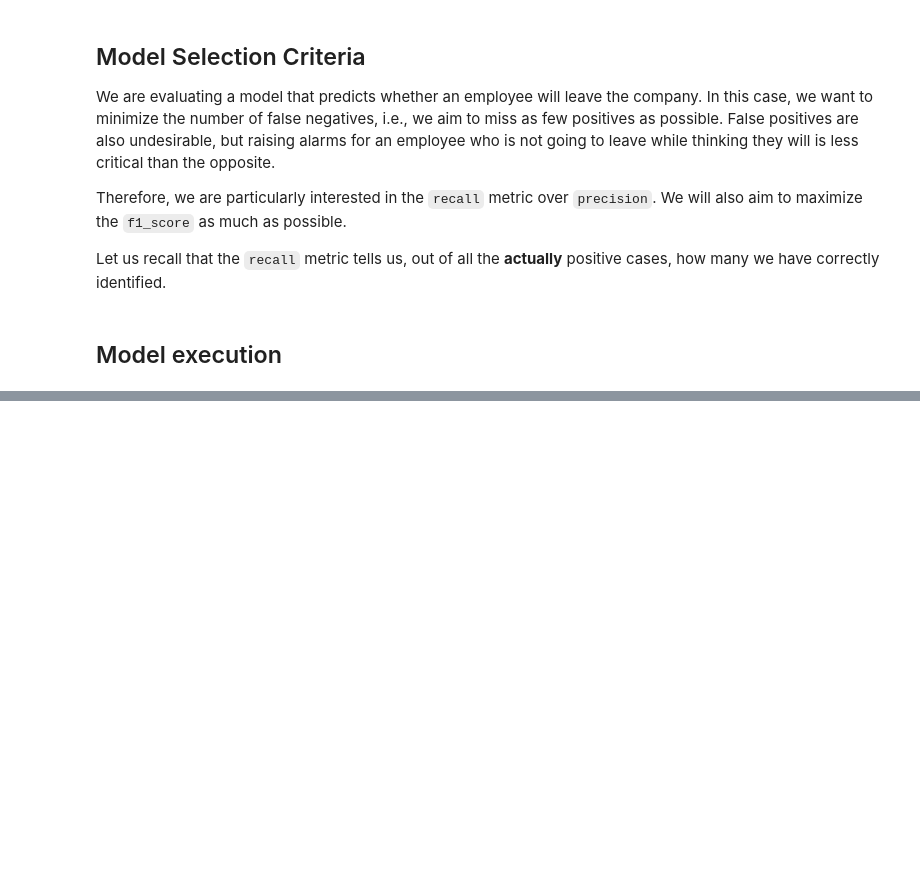
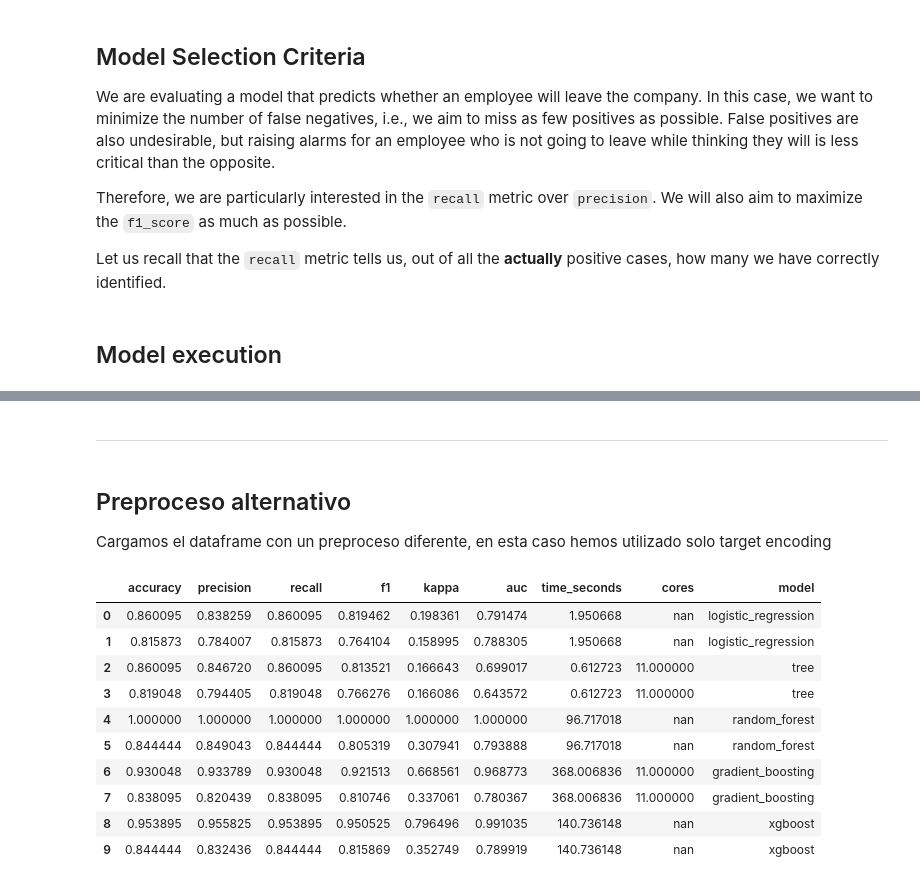
Before and after one commit to SupernovaIa/Proyecto-8-Prediccion-de-Retencion-de-Empleados, a Jupyter notebook: notebook/04-model.ipynb, the cells around one changed output, grey strips where cells are left out. Saved outputs shown, nothing was run; the diff lists cells and outputs as text; code cells hidden in the pictures; blank space fills up the shorter version.

```diff
--- a/notebook/04-model.ipynb
+++ b/notebook/04-model.ipynb
@@ -92,0 +101,6 @@ df_results_colors
+# %% [markdown]
+---
+# %% [markdown]
+## Preproceso alternativo
+
+Cargamos el dataframe con un preproceso diferente, en esta caso hemos utilizado solo target encoding
@@ -92,0 +111,17 @@ df_results_colors
+# %%
+df_results_colors_2 = df_results_2.copy()
+df_results_colors_2.reset_index(inplace = True, drop = True)
+df_results_colors_2 = df_results_colors_2.style.apply(rows_colors_model, axis=1)
+df_results_colors_2
+# %% [output]
+|  | accuracy | precision | recall | f1 | kappa | auc | time_seconds | cores | model |
+| 0 | 0.860095 | 0.838259 | 0.860095 | 0.819462 | 0.198361 | 0.791474 | 1.950668 | nan | logistic_regression |
+| 1 | 0.815873 | 0.784007 | 0.815873 | 0.764104 | 0.158995 | 0.788305 | 1.950668 | nan | logistic_regression |
+| 2 | 0.860095 | 0.846720 | 0.860095 | 0.813521 | 0.166643 | 0.699017 | 0.612723 | 11.000000 | tree |
+| 3 | 0.819048 | 0.794405 | 0.819048 | 0.766276 | 0.166086 | 0.643572 | 0.612723 | 11.000000 | tree |
+| 4 | 1.000000 | 1.000000 | 1.000000 | 1.000000 | 1.000000 | 1.000000 | 96.717018 | nan | random_forest |
+| 5 | 0.844444 | 0.849043 | 0.844444 | 0.805319 | 0.307941 | 0.793888 | 96.717018 | nan | random_forest |
+| 6 | 0.930048 | 0.933789 | 0.930048 | 0.921513 | 0.668561 | 0.968773 | 368.006836 | 11.000000 | gradient_boosting |
+| 7 | 0.838095 | 0.820439 | 0.838095 | 0.810746 | 0.337061 | 0.780367 | 368.006836 | 11.000000 | gradient_boosting |
+| 8 | 0.953895 | 0.955825 | 0.953895 | 0.950525 | 0.796496 | 0.991035 | 140.736148 | nan | xgboost |
+| 9 | 0.844444 | 0.832436 | 0.844444 | 0.815869 | 0.352749 | 0.789919 | 140.736148 | nan | xgboost |
```
Also changed, not shown: parts of 9 cells of this notebook, 15 other files.
